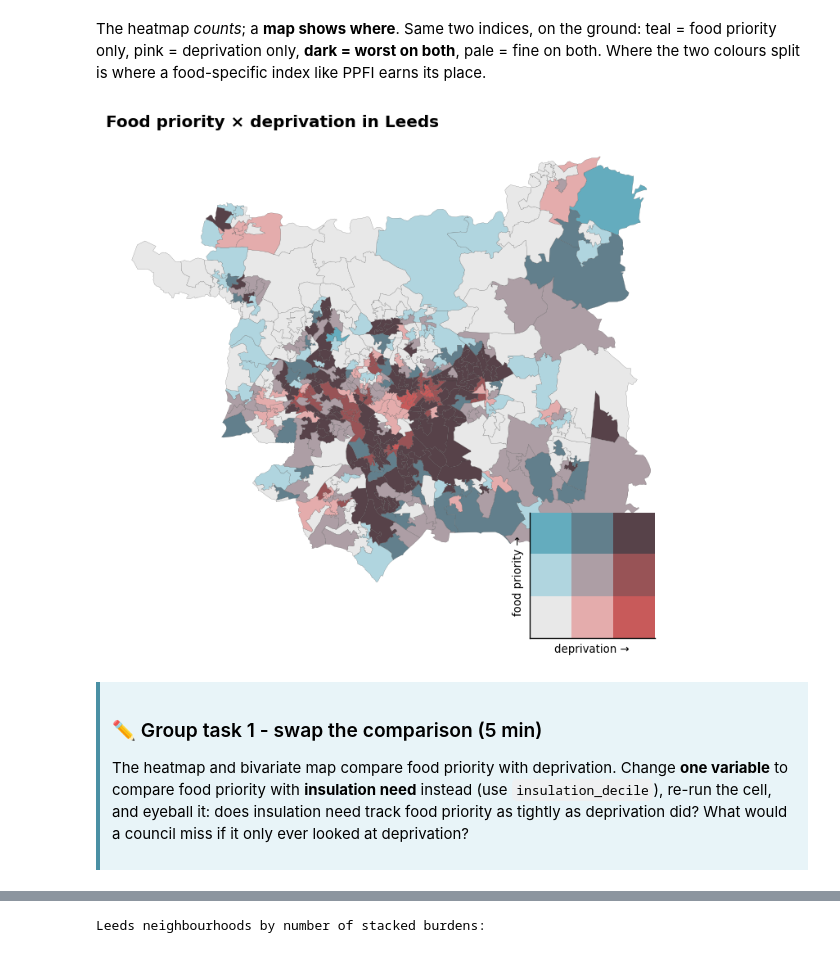
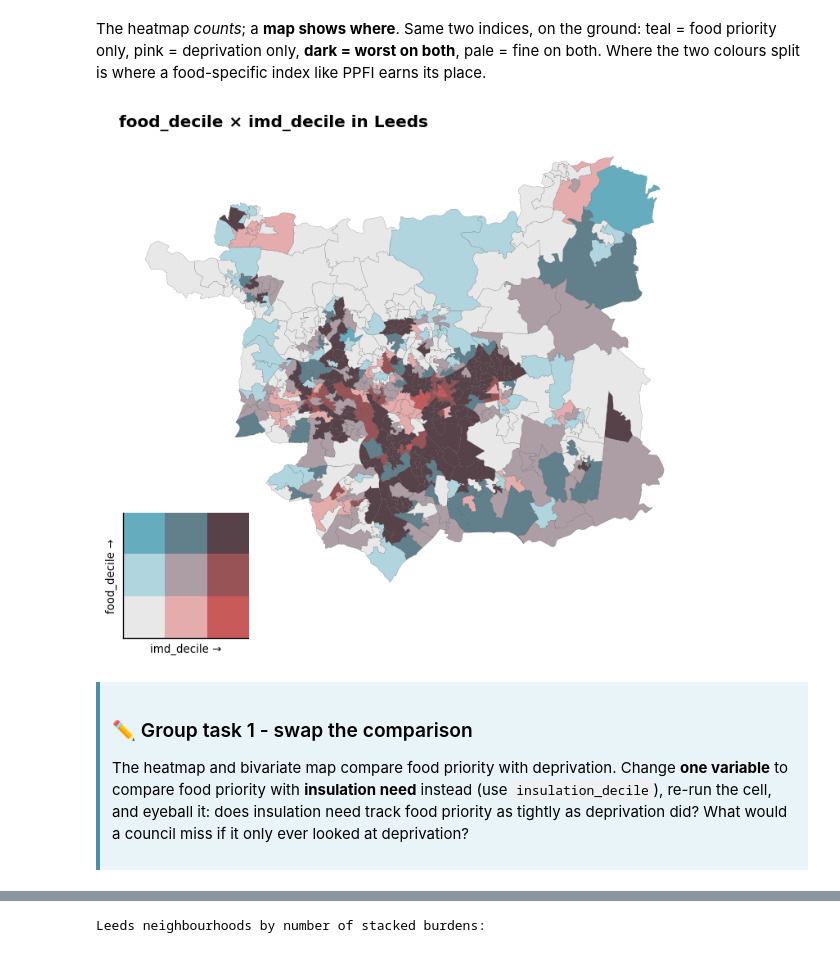
Before and after one commit to Leeds-HASP/digital-festival-2026, a Jupyter notebook: HASP_workshop.ipynb, the cells around one changed output, grey strips where cells are left out. Cells and saved outputs as stored; diff of their text form; code cells hidden in the pictures.

```diff
--- a/HASP_workshop.ipynb
+++ b/HASP_workshop.ipynb
@@ -351,0 +325,29 @@ How much do the three indices agree?  (Spearman rank correlation, 1.0 = identica
+# %%
+# 10x10 heatmap: how many neighbourhoods fall in each food x deprivation decile combination
+
+var_1 = "food_decile"
+var_2 = "imd_decile"
+
+grid = (pd.crosstab(area[var_1], area[var_2])
+        .reindex(index=range(1, 11), columns=range(1, 11), fill_value=0))
+
+fig, ax = plt.subplots(figsize=(5.4, 4.9))
+sns.heatmap(
+    grid,
+    ax=ax,
+    cmap="Blues",
+    annot=True,
+    fmt="d",
+    linewidths=0.3,
+    linecolor="white",
+    cbar_kws={"shrink": 0.85, "label": "neighbourhoods"},
+)
+
+ax.invert_yaxis()  # keep decile 1 at the bottom, matching the previous plot orientation
+ax.set(
+    xlabel=var_2,
+    ylabel=var_1,
+    title="Neighbourhoods by " + var_1 + " × " + var_2,
+)
+plt.tight_layout()
+plt.show()
@@ -356,31 +360,31 @@ split is where a food-specific index like PPFI earns its place.
 # %%
 # Bivariate map: where do food priority and deprivation agree, and where do they diverge?
 def tercile(s): return pd.qcut(s.rank(method="first"), 3, labels=[0, 1, 2]).astype(int)
-f3 = tercile(11 - area["food_decile"])    # 2 = worst third for food priority
-d3 = tercile(11 - area["imd_decile"])      # 2 = worst third for deprivation
+f3 = tercile(11 - area[var_1])    # 2 = worst third for food priority
+d3 = tercile(11 - area[var_2])      # 2 = worst third for deprivation
 area["biv"] = (f3 * 3 + d3).values
 
 # 3x3 bivariate key: teal = food, pink = deprivation, dark = both worst
 BIV = ["#e8e8e8", "#e4acac", "#c85a5a",
        "#b0d5df", "#ad9ea5", "#985356",
        "#64acbe", "#627f8c", "#574249"]
 
 fig, ax = plt.subplots(figsize=(7.5, 7.5))
 area.plot(color=[BIV[b] for b in area["biv"]], ax=ax, edgecolor="#333333", linewidth=0.1)
-ax.set_title(f"Food priority × deprivation in {AREA_NAME}", fontsize=12, weight="bold", loc="left")
+ax.set_title(f"{var_1} × {var_2} in {AREA_NAME}", fontsize=12, weight="bold", loc="left")
 ax.set_axis_off()
 
-key = fig.add_axes([0.70, 0.13, 0.17, 0.17])   # small 3x3 legend
+key = fig.add_axes([0.13, 0.13, 0.17, 0.17])   # small 3x3 legend
 key.imshow(np.arange(9).reshape(3, 3), cmap=ListedColormap(BIV), origin="lower")
-key.set_xlabel("deprivation →", fontsize=8); key.set_ylabel("food priority →", fontsize=8)
+key.set_xlabel(f"{var_2} →", fontsize=8); key.set_ylabel(f"{var_1} →", fontsize=8)
 key.set_xticks([]); key.set_yticks([])
 plt.show()
 # %% [output]
-[figure, old version]
+[figure, new version]
 # %% [markdown]
 <div style="background:#e8f4f8;padding:12px;border-left:4px solid #4a90a4">
 
-### ✏️ Group task 1 - swap the comparison (5 min)
+### ✏️ Group task 1 - swap the comparison
 
 The heatmap and bivariate map compare food priority with deprivation. Change **one variable** to compare
 food priority with **insulation need** instead (use `insulation_decile`), re-run the cell, and eyeball it:
```
Also changed, not shown: parts of 28 cells of this notebook.
